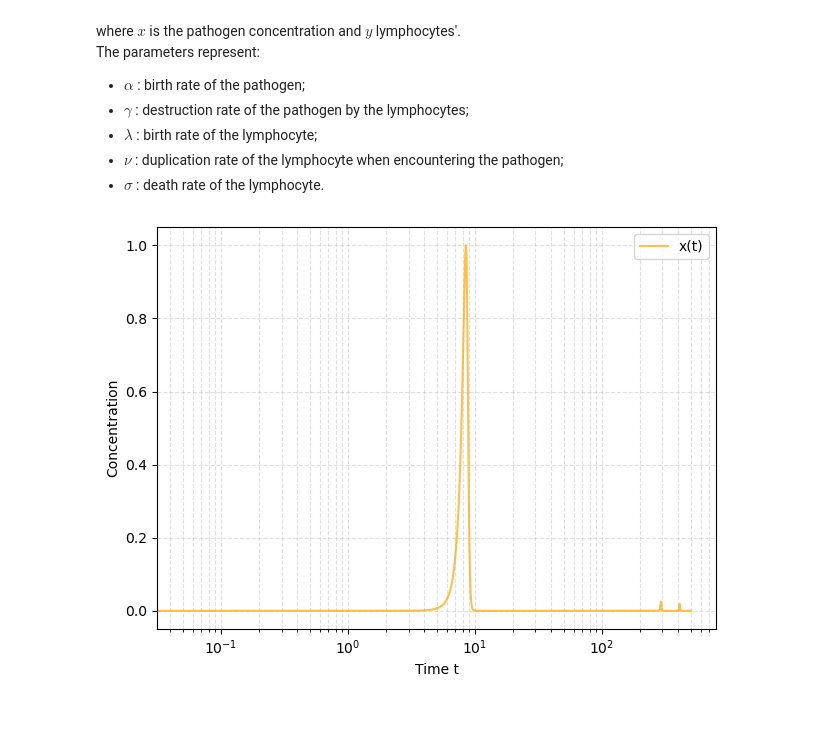
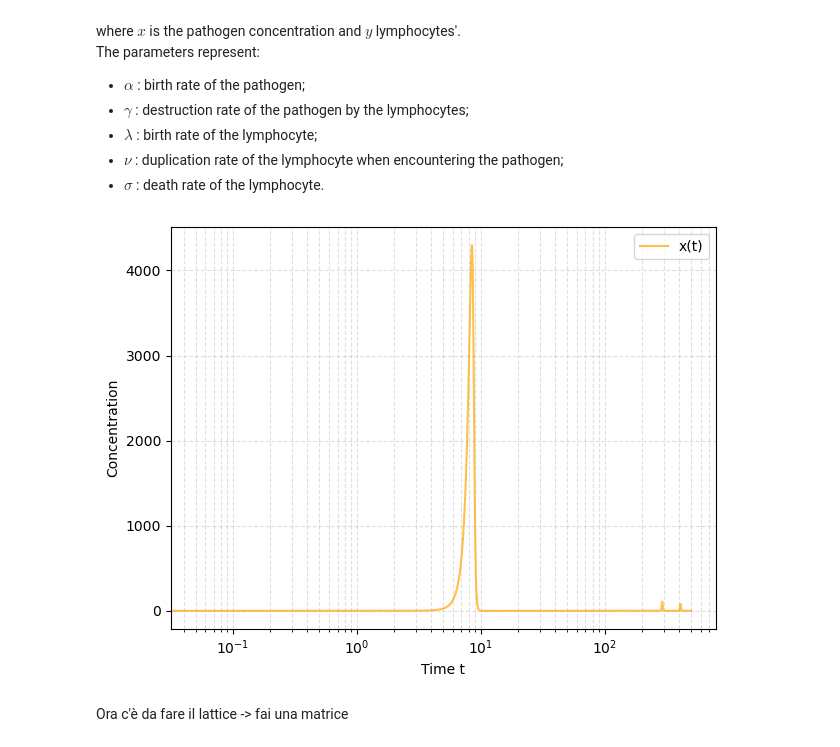
Before and after one commit to pietromalagoli/PCS, a Jupyter notebook: project.ipynb, the cells around one changed output. Saved outputs shown, nothing was run; the diff lists cells and outputs as text; code cells hidden in the pictures; blank space fills up the shorter version.

```diff
--- a/project.ipynb
+++ b/project.ipynb
@@ -31,33 +31,33 @@ par = {
 }
 
 def system(z:np.ndarray ,t:np.ndarray ,par:dict):
 
     x, y = z
     dxdt = par['alpha']*x - par['gamma']*x*y
     dydt = par['lambda'] + par['nu']*x*y - par['sigma']*y
     return [dxdt,dydt]
 
 # set the time span
 #t_s = np.linspace(0,int(1e4),int(1e5))
 t_s = np.linspace(0,500,10000)      # credo sia questo il time step che hanno usato
 
 # Solve
 X = odeint(system,z0,t_s,args=(par,))[:,0]
 Y = odeint(system,z0,t_s,args=(par,))[:,1]
 
 # Normalization
-X = X/np.max(X)
-Y = Y/np.max(Y)
 
 #plt.figure(figsize=(12,8))
 plt.plot(t_s, X, c='orange', label='x(t)',alpha=0.7)
 #plt.plot(t_s,Y,c='magenta',label='y(t)',alpha=0.7)
 plt.xlabel('Time t')
 plt.ylabel('Concentration')
 plt.xscale('log')
 plt.grid(True, which="both",alpha=0.4,linestyle='--')
 plt.legend()
 plt.tight_layout()
 plt.show()
 # %% [output]
-[figure, old version]
+[figure, new version]
+# %% [markdown]
+Ora c'è da fare il lattice -> fai una matrice
```
